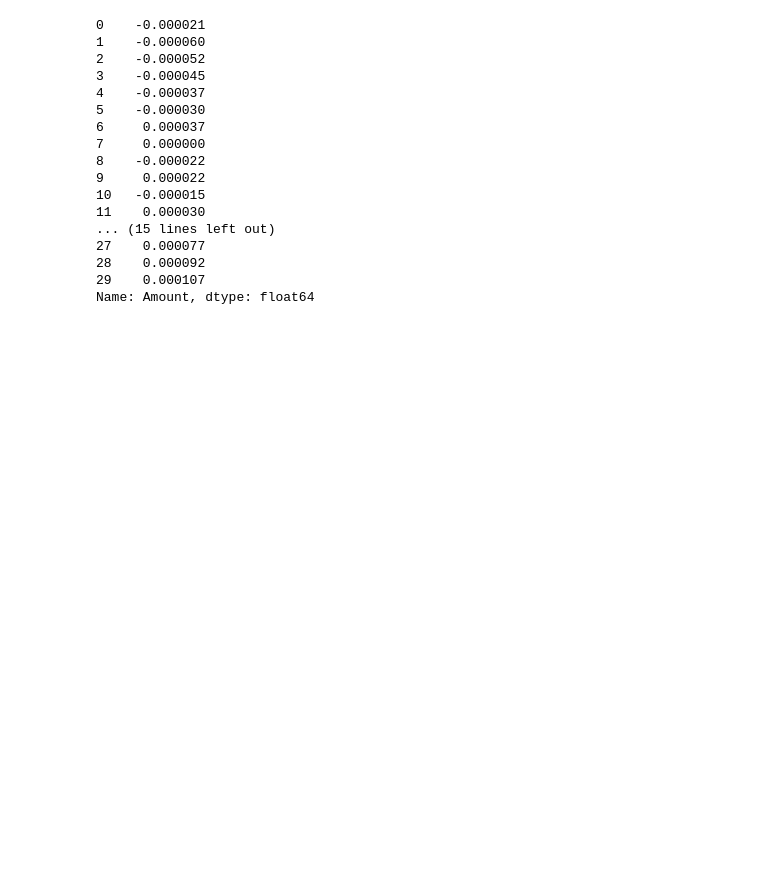
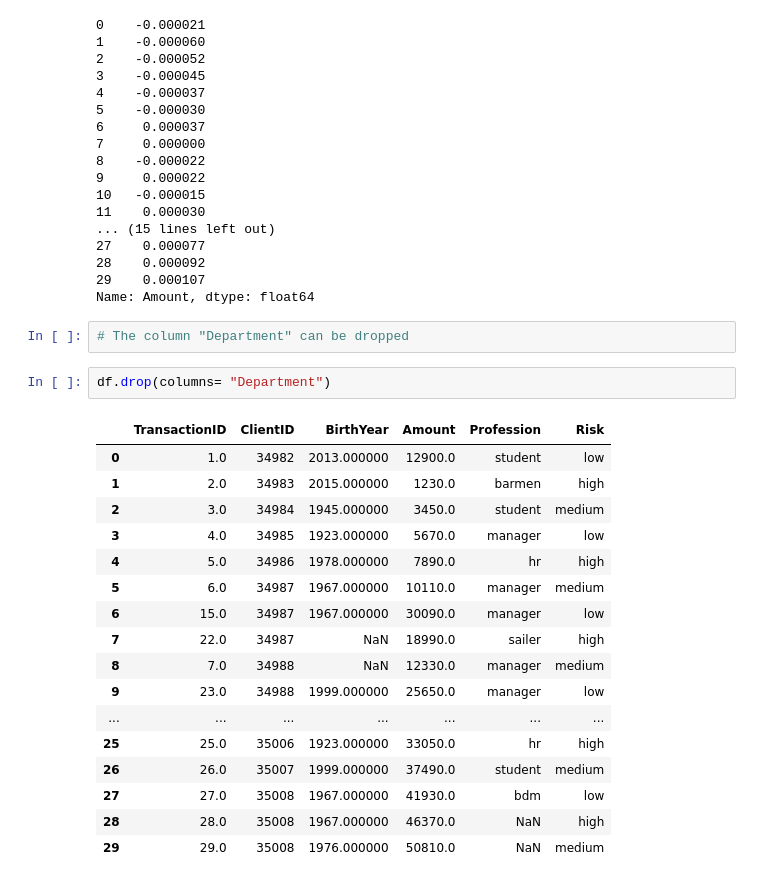
Before and after one commit to hchahra/IronChahra, a Jupyter notebook: Lab33_Data_preparation.ipynb, the cells around one changed output. Saved outputs shown, nothing was run; the diff lists cells and outputs as text; blank space fills up the shorter version.

```diff
--- a/Lab33_Data_preparation.ipynb
+++ b/Lab33_Data_preparation.ipynb
@@ -240,3 +240,25 @@ df["Amount"]
 28    0.000092
 29    0.000107
 Name: Amount, dtype: float64
+# %%
+# The column "Department" can be dropped
+# %%
+df.drop(columns= "Department")
+# %% [output]
+|  | TransactionID | ClientID | BirthYear | Amount | Profession | Risk |
+| 0 | 1.0 | 34982 | 2013.000000 | 12900.0 | student | low |
+| 1 | 2.0 | 34983 | 2015.000000 | 1230.0 | barmen | high |
+| 2 | 3.0 | 34984 | 1945.000000 | 3450.0 | student | medium |
+| 3 | 4.0 | 34985 | 1923.000000 | 5670.0 | manager | low |
+| 4 | 5.0 | 34986 | 1978.000000 | 7890.0 | hr | high |
+| 5 | 6.0 | 34987 | 1967.000000 | 10110.0 | manager | medium |
+| 6 | 15.0 | 34987 | 1967.000000 | 30090.0 | manager | low |
+| 7 | 22.0 | 34987 | NaN | 18990.0 | sailer | high |
+| 8 | 7.0 | 34988 | NaN | 12330.0 | manager | medium |
+| 9 | 23.0 | 34988 | 1999.000000 | 25650.0 | manager | low |
+| ... | ... | ... | ... | ... | ... | ... |
+| 25 | 25.0 | 35006 | 1923.000000 | 33050.0 | hr | high |
+| 26 | 26.0 | 35007 | 1999.000000 | 37490.0 | student | medium |
+| 27 | 27.0 | 35008 | 1967.000000 | 41930.0 | bdm | low |
+| 28 | 28.0 | 35008 | 1967.000000 | 46370.0 | NaN | high |
+| 29 | 29.0 | 35008 | 1976.000000 | 50810.0 | NaN | medium |
```
